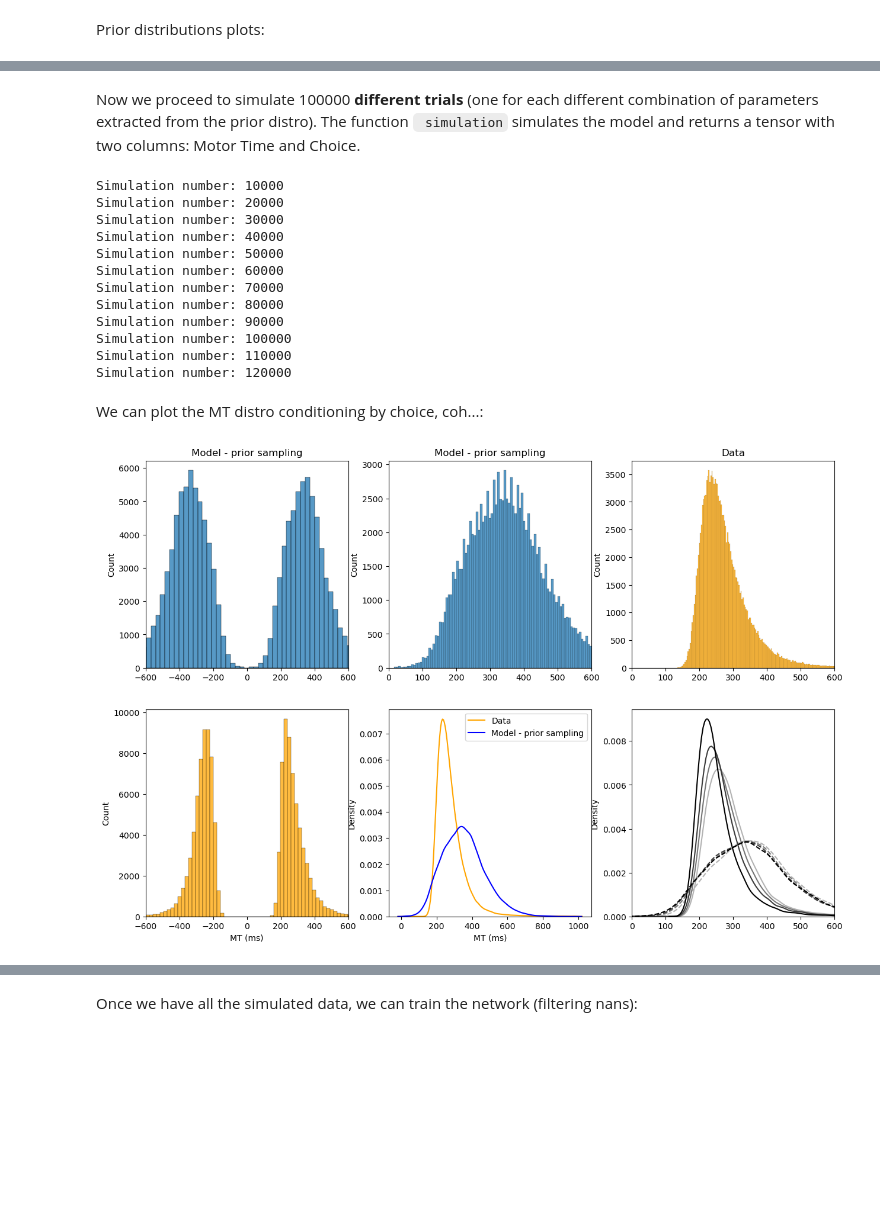
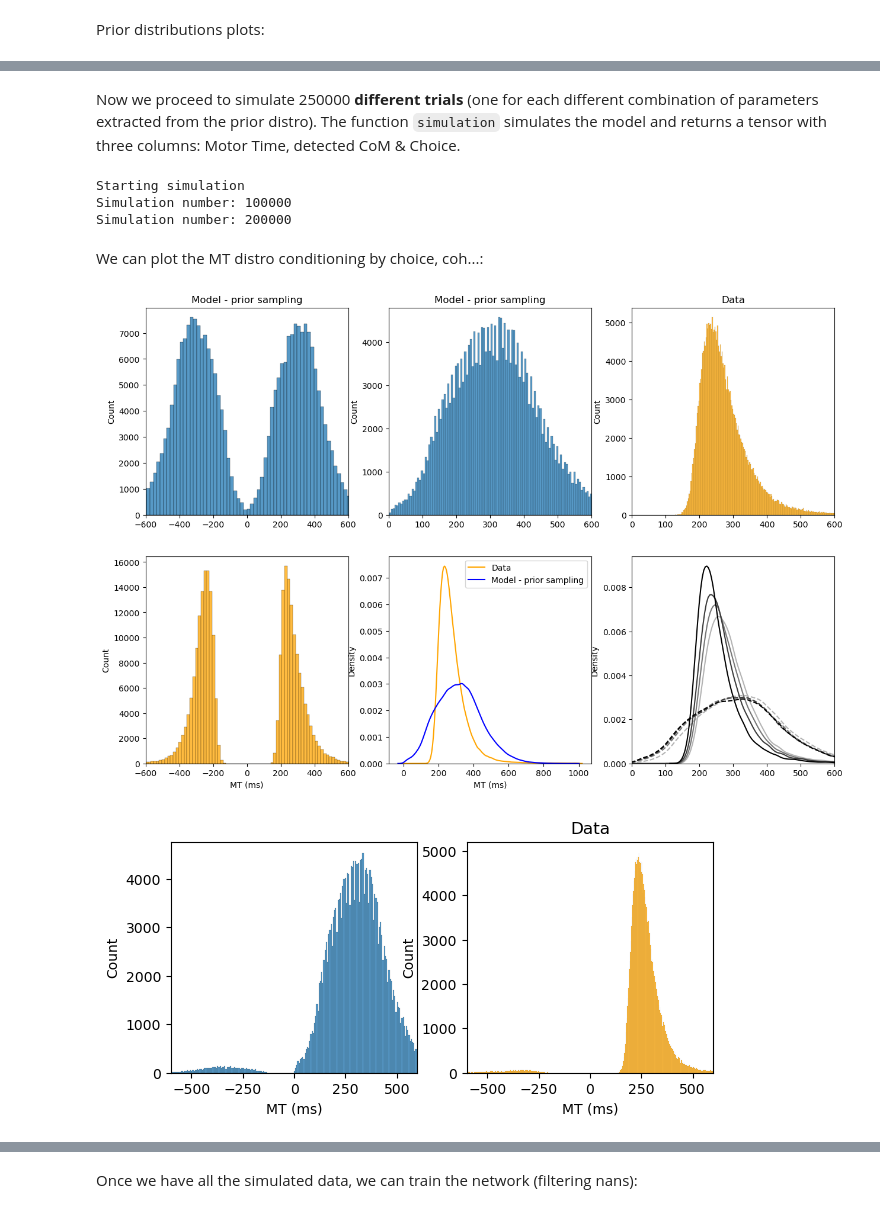
Before and after one commit to PastorJordi/custom_utils, a Jupyter notebook: notebooks/MNLE application.ipynb, the cells around one changed output, grey strips where cells are left out. Drawn from its saved outputs; the diff is of its cells as text; code cells hidden in the pictures; blank space fills up the shorter version.

````diff
--- a/notebooks/MNLE application.ipynb
+++ b/notebooks/MNLE application.ipynb
@@ -123,2 +124,2 @@ plt.show()
 # %% [markdown]
-Now we proceed to simulate 100000 <b>different trials</b> (one for each different combination of parameters extracted from the prior distro). The function ``` simulation``` simulates the model and returns a tensor with two columns: Motor Time and Choice.
+Now we proceed to simulate 250000 <b>different trials</b> (one for each different combination of parameters extracted from the prior distro). The function ```simulation``` simulates the model and returns a tensor with three columns: Motor Time, detected CoM & Choice.
@@ -125,15 +140,14 @@ Now we proceed to simulate 100000 <b>different trials</b> (one for each differen
 # %%
-x_o = torch.column_stack((torch.tensor(mt*1e3), torch.tensor(choice)))
-x_o = x_o.to(torch.float32)
 # run simulations
 x = torch.tensor(())
+print('Starting simulation')
 for i_t, theta in enumerate(theta_all):
-    if (i_t+1) % 10000 == 0 and i_t != 0:
+    if (i_t+1) % 100000 == 0 and i_t != 0:
         print('Simulation number: ' + str(i_t+1))
     p_w_zt = float(theta[0])
     p_w_stim = float(theta[1])
     p_e_bound = float(theta[2])
-    p_com_bound = float(theta[3])
+    p_com_bound = float(theta[3])*p_e_bound
     p_t_aff = int(np.round(theta[4]))
     p_t_eff = int(np.round(theta[5]))
     p_t_a = int(np.round(theta[6]))
@@ -149,7 +163,7 @@ for i_t, theta in enumerate(theta_all):
     try:
         x_temp = simulation(stim[i_t, :], zt[i_t], coh[i_t],
                             np.array([trial_index[i_t]]), gt[i_t],
-                            com, pright,
+                            None, pright,
                             p_w_zt, p_w_stim, p_e_bound, p_com_bound,
                             p_t_aff, p_t_eff, p_t_a, p_w_a_intercept,
                             p_w_a_slope, p_a_bound, p_1st_readout,
@@ -158,27 +172,18 @@ for i_t, theta in enumerate(theta_all):
                             rms_comparison=False,
                             num_times_tr=num_times_tr, mnle=True)
     except ValueError:
-        x_temp = torch.tensor([[np.nan, np.nan]])
+        x_temp = torch.tensor([[np.nan, np.nan, np.nan]])
     x = torch.cat((x, x_temp))
 x = x.to(torch.float32)
 # %% [output]
-Simulation number: 10000
-Simulation number: 20000
-Simulation number: 30000
-Simulation number: 40000
-Simulation number: 50000
-Simulation number: 60000
-Simulation number: 70000
-Simulation number: 80000
-Simulation number: 90000
+Starting simulation
 Simulation number: 100000
-Simulation number: 110000
-Simulation number: 120000
+Simulation number: 200000
 # %% [markdown]
 We can plot the MT distro conditioning by choice, coh...:
 # %%
 x_syn_1d = x.clone().detach()
-x_syn_1d[x_syn_1d[:, 1] == 0, 0] *= -1
+x_syn_1d[x_syn_1d[:, 2] == 0, 0] *= -1
 mt_sign = np.copy(mt[:num_simulations]*1e3)
 mt_sign[choice[:num_simulations] == 0] *= -1
 fig, ax = plt.subplots(nrows=2, ncols=3, figsize=(15, 10))
@@ -208,7 +213,27 @@ for iev, ev in enumerate([0, 0.25, 0.5, 1]):
 ax[5].set_xlim(0, 600)
 plt.show()
 # %% [output]
-[figure, old version]
+[figure, new version]
+# %%
+# No-CoM - CoM
+x_syn_1d = x.clone().detach()
+x_syn_1d[x_syn_1d[:, 1] == 1, 0] *= -1
+mt_sign = np.copy(mt[:num_simulations]*1e3)
+mt_sign[com[:num_simulations] == 1] *= -1
+fig, ax = plt.subplots(ncols=2, figsize=(7, 3))
+ax = ax.flatten()
+sns.histplot(x_syn_1d[:, 0], ax=ax[0])
+sns.histplot(mt_sign, color='orange', ax=ax[1])
+
+ax[1].set_title('Model - prior sampling')
+ax[1].set_title('Data')
+ax[1].set_xlabel('MT (ms)')
+ax[0].set_xlabel('MT (ms)')
+ax[1].set_xlim(-600, 600)
+ax[0].set_xlim(-600, 600)
+plt.show()
+# %% [output]
+[figure, added]
 # %%
 colormap = pl.cm.gist_gray_r(np.linspace(0.3, 1, 4))
 fig, ax = plt.subplots(ncols=3, figsize=(15, 4))
````
Also changed, not shown: parts of 13 cells of this notebook, 2 other files.
